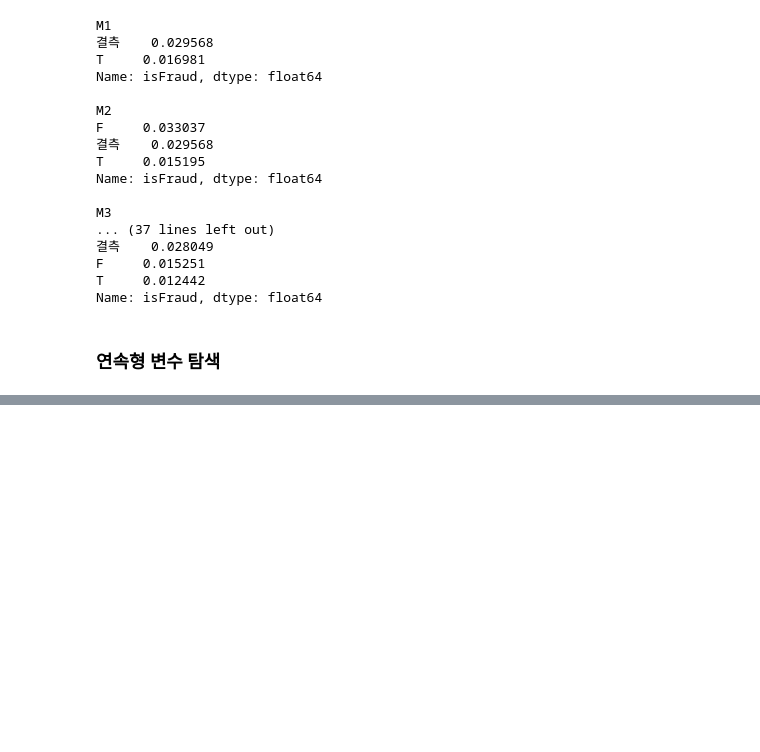
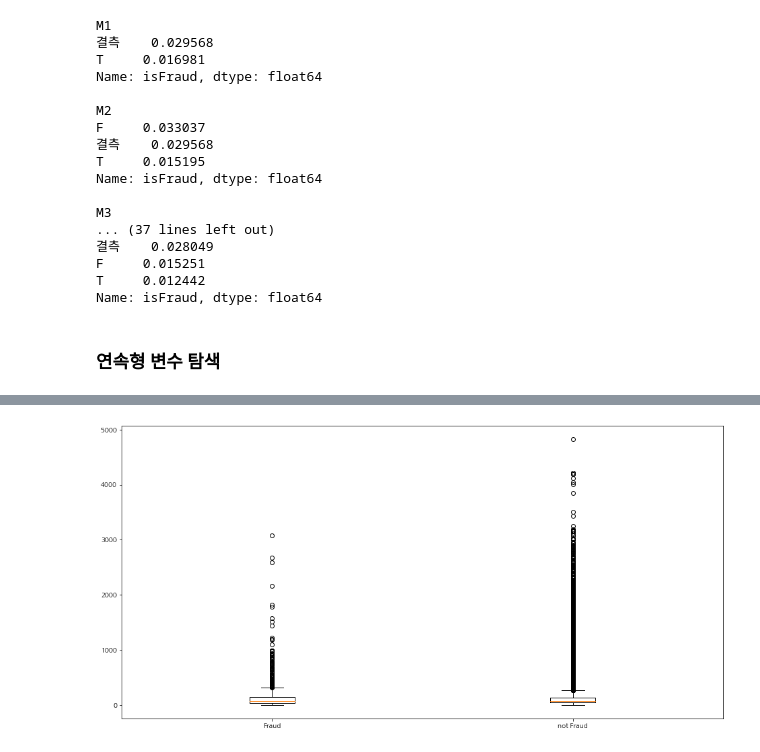
Before and after one commit to seonydg/ml-classification-IEEE-CIS-Fraud-Detection, a Jupyter notebook: IEEE-CIS Fraud Detection.ipynb, the cells around one changed output, grey strips where cells are left out. Drawn from its saved outputs; the diff is of its cells as text; code cells hidden in the pictures; blank space fills up the shorter version.

```diff
--- a/IEEE-CIS Fraud Detection.ipynb
+++ b/IEEE-CIS Fraud Detection.ipynb
@@ -406,0 +433,10 @@ Name: isFraud, dtype: float64
+# %%
+T_Fraud = df['TransactionAmt'].loc[df['isFraud']==1]
+T_not_Fraud = df['TransactionAmt'].loc[df['isFraud']==0]
+
+plt.figure(figsize=(16, 8))
+plt.boxplot([T_Fraud, T_not_Fraud])
+plt.xticks([1, 2], ['Fraud', 'not Fraud'])
+plt.show()
+# %% [output]
+[figure, added]
```
Also changed, not shown: parts of 25 cells of this notebook.
